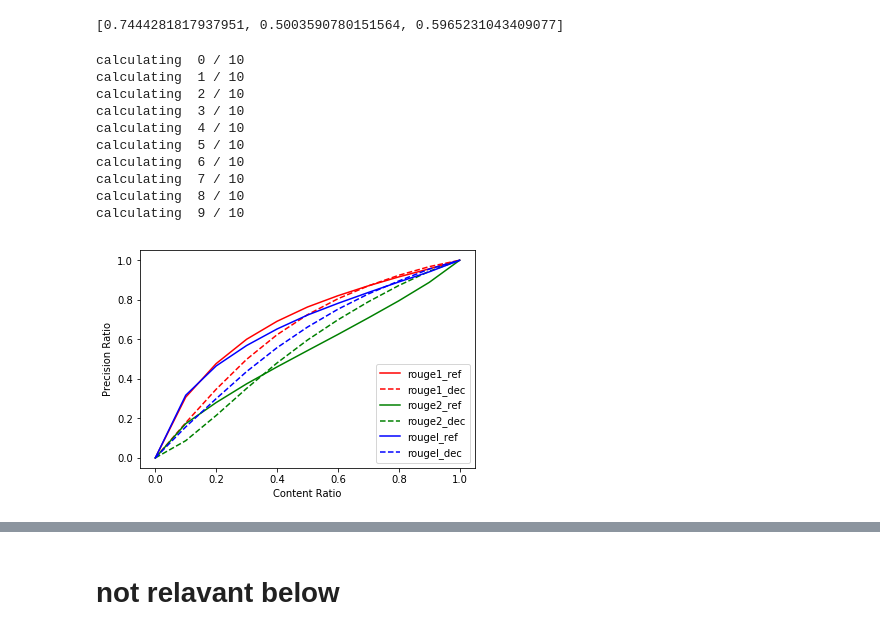
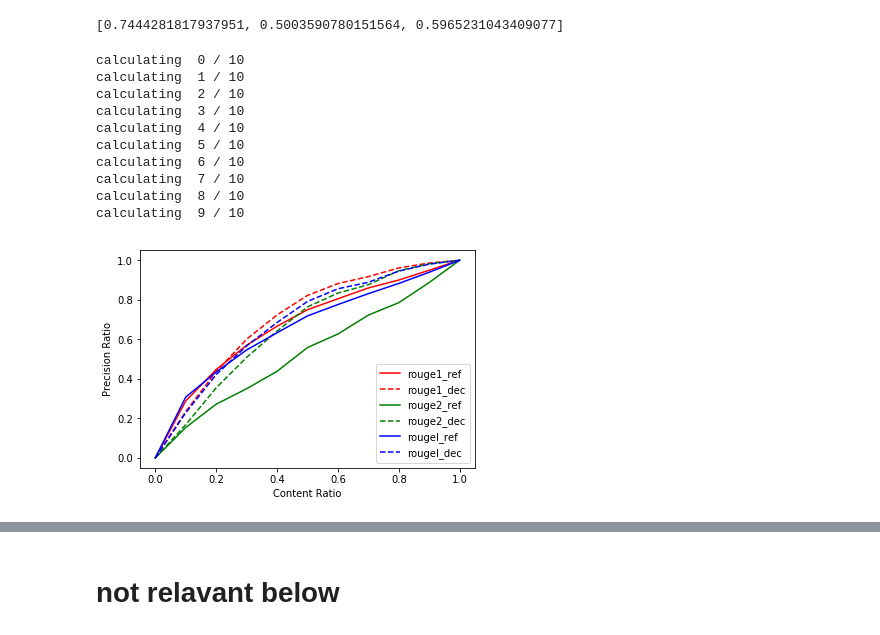
Before and after one commit to yiyang7/pointer, a Jupyter notebook: compute_rouge_teng_copy.ipynb, the cells around one changed output, grey strips where cells are left out. Saved outputs shown, nothing was run; the diff lists cells and outputs as text; code cells hidden in the pictures.

```diff
--- a/compute_rouge_teng_copy.ipynb
+++ b/compute_rouge_teng_copy.ipynb
@@ -518,23 +534,23 @@ def plot_coverage(path_pre, consider_first, random_test = False, ref_folder = '/
 # %%
 # pretrained on relationships
 
-path_pre = '/home/ubuntu/cs224u/pointer/log/archive/pretrained_relationship_old/decode_test_400maxenc_4beam_35mindec_120maxdec_ckpt-238410'
+path_pre = './log/pretrained_relationships_exp/decode_test_400maxenc_4beam_35mindec_120maxdec_ckpt-238410_cov_init_cov_init'
 
-consider_first = 3000
+consider_first = 100
 
 plot_coverage(path_pre, consider_first)
 # %% [output]
 calculating  0 / 10
 calculating  1 / 10
 calculating  2 / 10
 calculating  3 / 10
 calculating  4 / 10
 calculating  5 / 10
 calculating  6 / 10
 calculating  7 / 10
 calculating  8 / 10
 calculating  9 / 10
-[figure, old version]
+[figure, new version]
 # %%
 # fine-tuned on relationships
 
```
Also changed, not shown: parts of 5 cells of this notebook, 4 other files.
